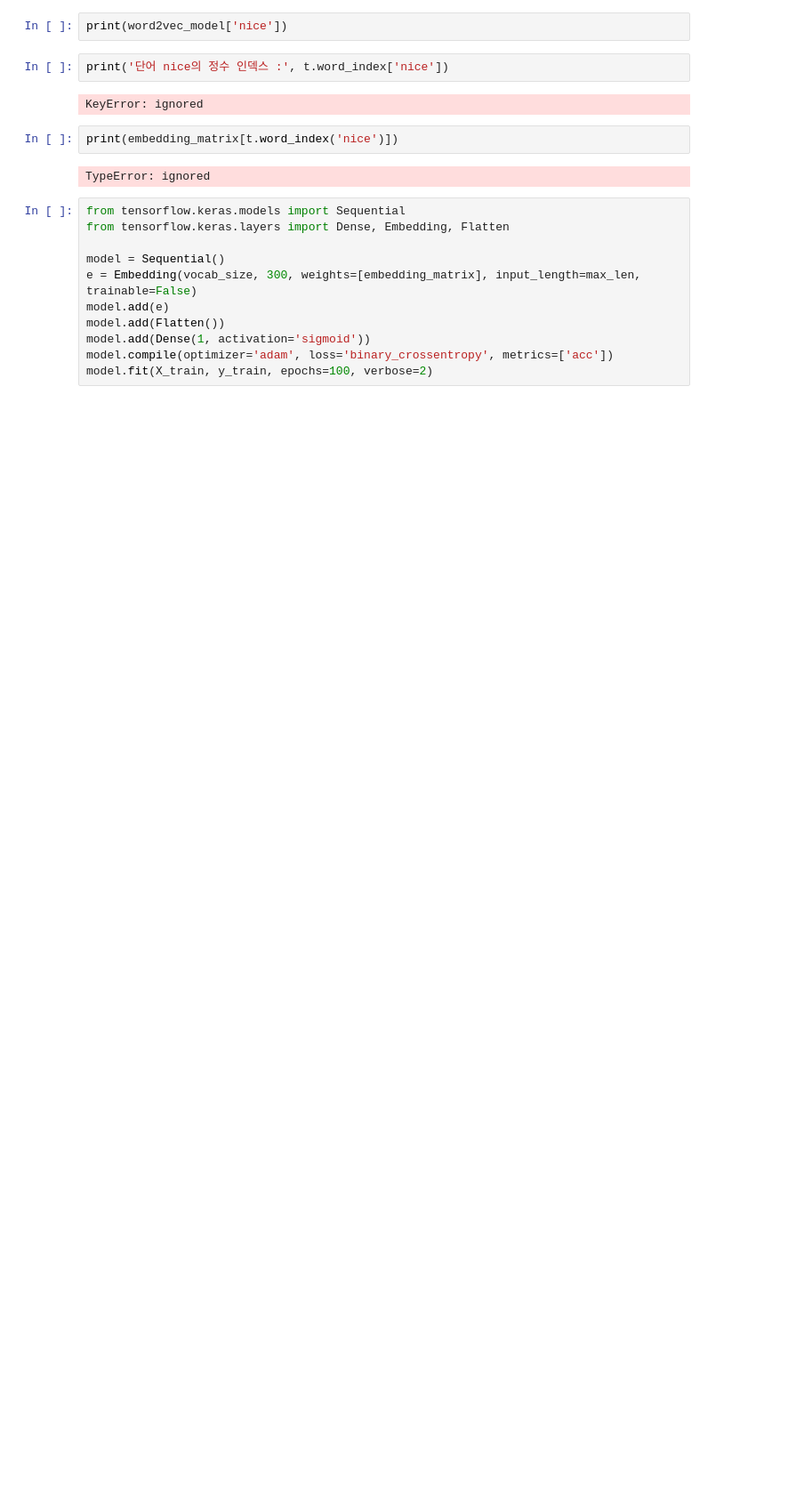
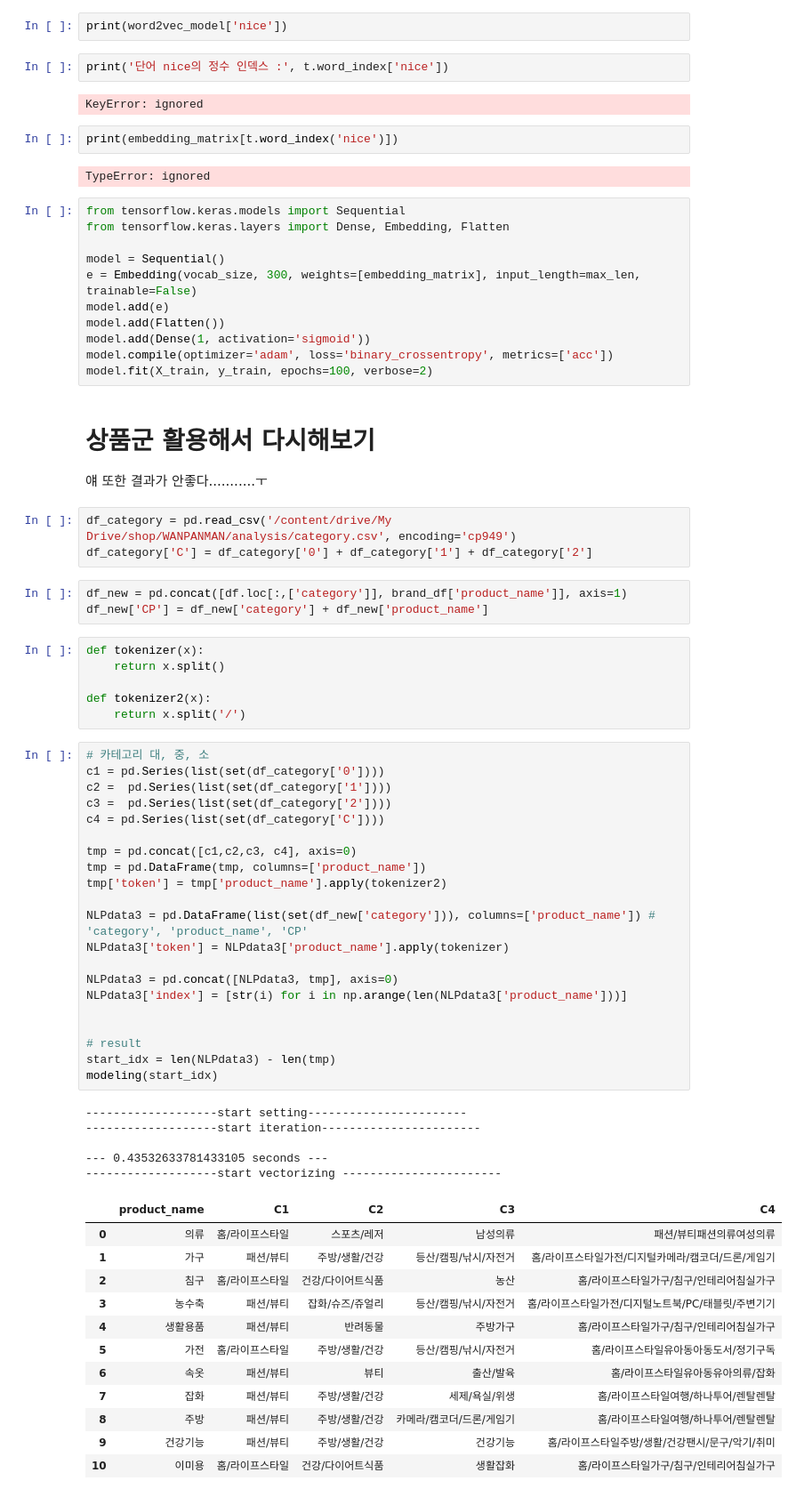
Before and after one commit to shp1204/WANPANMAN, a Jupyter notebook: 카테고리화DOC2VEC.ipynb, the cells around one changed output. Shown at 89% size. Cells and saved outputs as stored; diff of their text form; blank space fills up the shorter version.

```diff
--- a/카테고리화DOC2VEC.ipynb
+++ b/카테고리화DOC2VEC.ipynb
@@ -1203,3 +1145,58 @@ model.add(Flatten())
 model.add(Dense(1, activation='sigmoid'))
 model.compile(optimizer='adam', loss='binary_crossentropy', metrics=['acc'])
 model.fit(X_train, y_train, epochs=100, verbose=2)
+# %% [markdown]
+# 상품군 활용해서 다시해보기
+
+얘 또한 결과가 안좋다...........ㅜ
+# %%
+df_category = pd.read_csv('/content/drive/My Drive/shop/WANPANMAN/analysis/category.csv', encoding='cp949')
+df_category['C'] = df_category['0'] + df_category['1'] + df_category['2']
+# %%
+df_new = pd.concat([df.loc[:,['category']], brand_df['product_name']], axis=1)
+df_new['CP'] = df_new['category'] + df_new['product_name']
+# %%
+def tokenizer(x):
+    return x.split()
+
+def tokenizer2(x):
+    return x.split('/')
+# %%
+# 카테고리 대, 중, 소
+c1 = pd.Series(list(set(df_category['0'])))
+c2 =  pd.Series(list(set(df_category['1'])))
+c3 =  pd.Series(list(set(df_category['2'])))
+c4 = pd.Series(list(set(df_category['C'])))
+
+tmp = pd.concat([c1,c2,c3, c4], axis=0)
+tmp = pd.DataFrame(tmp, columns=['product_name'])
+tmp['token'] = tmp['product_name'].apply(tokenizer2)
+
+NLPdata3 = pd.DataFrame(list(set(df_new['category'])), columns=['product_name']) # 'category', 'product_name', 'CP'
+NLPdata3['token'] = NLPdata3['product_name'].apply(tokenizer)
+
+NLPdata3 = pd.concat([NLPdata3, tmp], axis=0)
+NLPdata3['index'] = [str(i) for i in np.arange(len(NLPdata3['product_name']))]
+
+
+# result
+start_idx = len(NLPdata3) - len(tmp)
+modeling(start_idx)
+# %% [output]
+-------------------start setting-----------------------
+-------------------start iteration-----------------------
+
+--- 0.43532633781433105 seconds ---
+-------------------start vectorizing -----------------------
+|  | product_name | C1 | C2 | C3 | C4 |
+| 0 | 의류 | 홈/라이프스타일 | 스포츠/레저 | 남성의류 | 패션/뷰티패션의류여성의류 |
+| 1 | 가구 | 패션/뷰티 | 주방/생활/건강 | 등산/캠핑/낚시/자전거 | 홈/라이프스타일가전/디지털카메라/캠코더/드론/게임기 |
+| 2 | 침구 | 홈/라이프스타일 | 건강/다이어트식품 | 농산 | 홈/라이프스타일가구/침구/인테리어침실가구 |
+| 3 | 농수축 | 패션/뷰티 | 잡화/슈즈/쥬얼리 | 등산/캠핑/낚시/자전거 | 홈/라이프스타일가전/디지털노트북/PC/태블릿/주변기기 |
+| 4 | 생활용품 | 패션/뷰티 | 반려동물 | 주방가구 | 홈/라이프스타일가구/침구/인테리어침실가구 |
+| 5 | 가전 | 홈/라이프스타일 | 주방/생활/건강 | 등산/캠핑/낚시/자전거 | 홈/라이프스타일유아동아동도서/정기구독 |
+| 6 | 속옷 | 패션/뷰티 | 뷰티 | 출산/발육 | 홈/라이프스타일유아동유아의류/잡화 |
+| 7 | 잡화 | 패션/뷰티 | 주방/생활/건강 | 세제/욕실/위생 | 홈/라이프스타일여행/하나투어/렌탈렌탈 |
+| 8 | 주방 | 패션/뷰티 | 주방/생활/건강 | 카메라/캠코더/드론/게임기 | 홈/라이프스타일여행/하나투어/렌탈렌탈 |
+| 9 | 건강기능 | 패션/뷰티 | 주방/생활/건강 | 건강기능 | 홈/라이프스타일주방/생활/건강팬시/문구/악기/취미 |
+| 10 | 이미용 | 홈/라이프스타일 | 건강/다이어트식품 | 생활잡화 | 홈/라이프스타일가구/침구/인테리어침실가구 |
```
Also changed, not shown: parts of 29 cells of this notebook.
